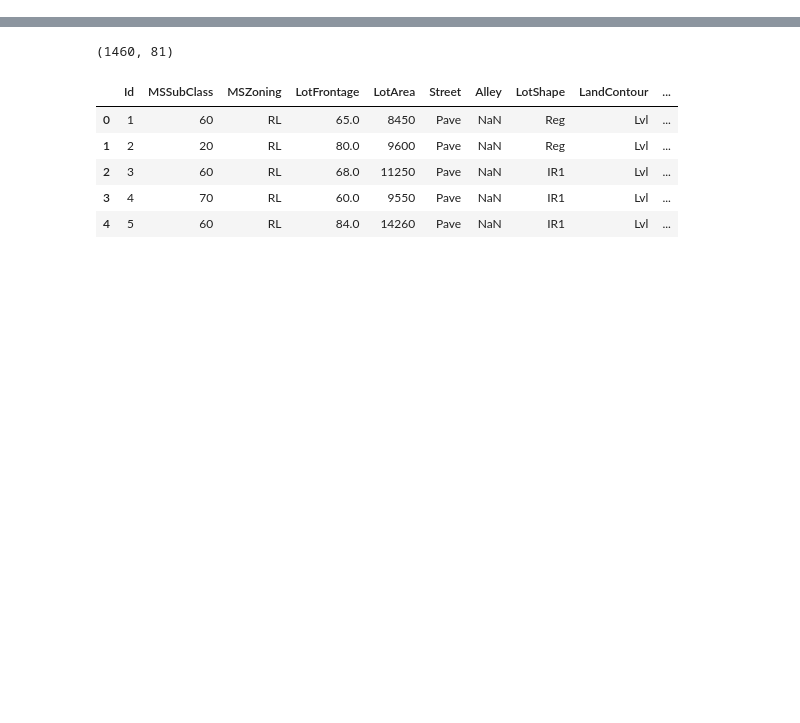
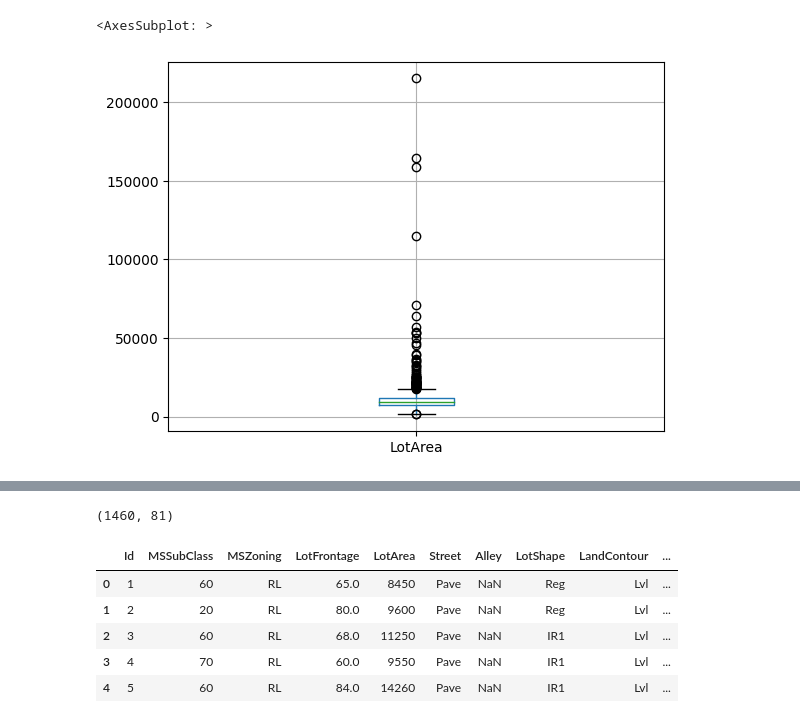
Before and after one commit to moniakq/house_prices, a Jupyter notebook: feature_eng.ipynb, the cells around one changed output, grey strips where cells are left out. Cells and saved outputs as stored; diff of their text form; code cells hidden in the pictures; blank space fills up the shorter version.

```diff
--- a/feature_eng.ipynb
+++ b/feature_eng.ipynb
@@ -31,0 +66,5 @@ train_df.head()
+# %%
+train_df.boxplot(column=['LotArea'])
+# %% [output]
+<AxesSubplot: >
+[figure, added]
```
Also changed, not shown: parts of 48 cells of this notebook.
